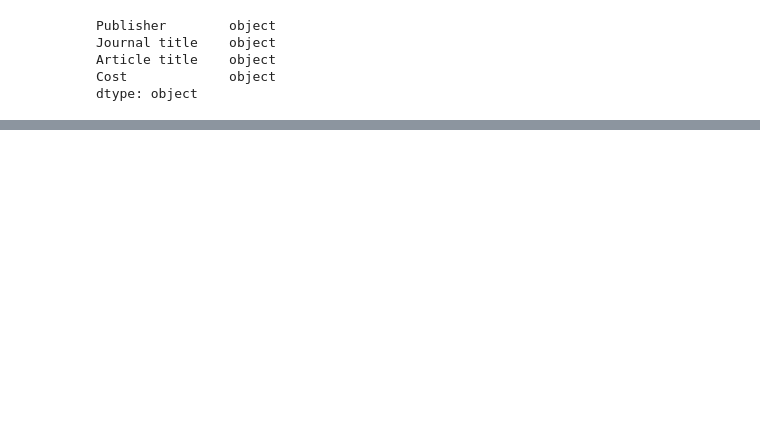
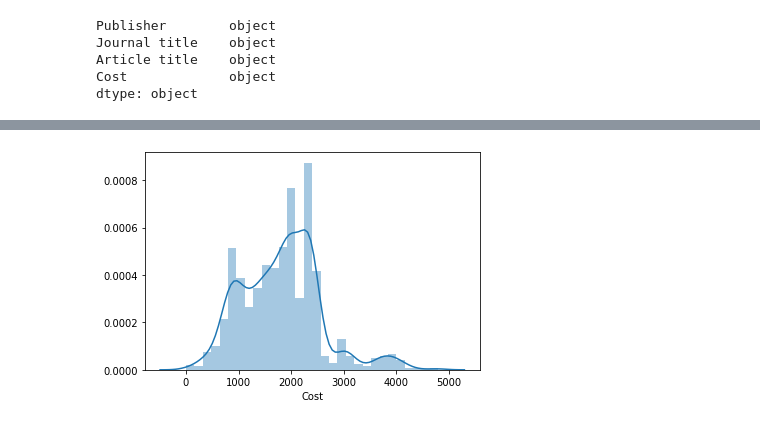
Before and after one commit to andrewab981/Thinkful, a Jupyter notebook: Module 12/12.6 Data Cleaning Challenge.ipynb, the cells around one changed output, grey strips where cells are left out. Saved outputs shown, nothing was run; the diff lists cells and outputs as text; code cells hidden in the pictures; blank space fills up the shorter version.

```diff
--- a/Module 12/12.6 Data Cleaning Challenge.ipynb
+++ b/Module 12/12.6 Data Cleaning Challenge.ipynb
@@ -111,0 +106,7 @@ publishers = df.groupby(['Publisher'])
+# %%
+# Remove all data above 5,000
+df = df[df['Cost']<5e3]
+sns.distplot(df['Cost'])
+plt.show()
+# %% [output]
+[figure, added]
```
Also changed, not shown: parts of 9 cells of this notebook.
